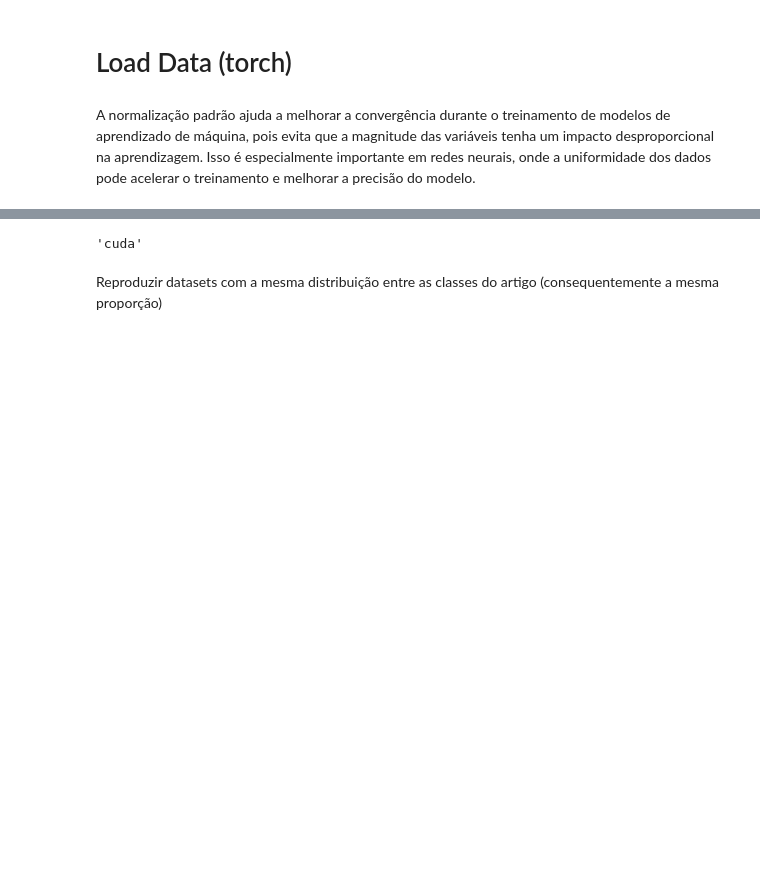
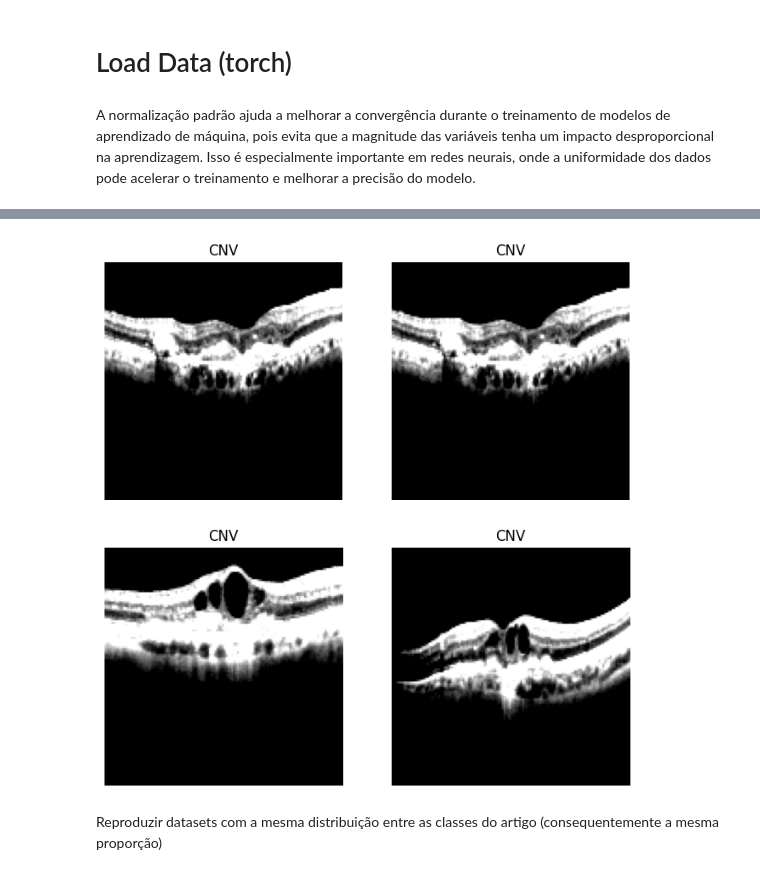
Before and after one commit to myller-silva/PDI-Project, a Jupyter notebook: pdi-project.ipynb, the cells around one changed output, grey strips where cells are left out. Drawn from its saved outputs; the diff is of its cells as text; code cells hidden in the pictures; blank space fills up the shorter version.

```diff
--- a/pdi-project.ipynb
+++ b/pdi-project.ipynb
@@ -35,3 +43,14 @@ batch_size = 84
+# %%
+def lookat_dataset(dataset, categories, indices, istensor=False, figsize=(8, 8)):
+    figure = plt.figure(figsize=figsize)
+    rows, cols = 2, 2
+    for i, sample_idx in enumerate(indices):
+        img, label = dataset[sample_idx]
+        figure.add_subplot(rows, cols, i + 1)
+        plt.title(f"{categories[label]}")
+        plt.axis("off")
+        plt.imshow(img if not istensor else img.squeeze().permute(1, 2, 0))
+    plt.show()
 # %% [markdown]
 # Exploratory Analysis
 # %%
@@ -116,9 +134,8 @@ Wall time: 1min 25s
-# %%
-use_cuda = torch.cuda.is_available()
-device = "cuda" if use_cuda else "cpu"
-device
-# %% [output]
-'cuda'
+# %%
+indices = [1, 12, 21, 31]
+lookat_dataset(dataset, dataset.classes, indices, istensor=True)
+# %% [output]
+[figure, added]
 # %% [markdown]
 Reproduzir datasets com a mesma distribuição entre as classes do artigo (consequentemente a mesma proporção)
 # %%
```
Also changed, not shown: parts of 34 cells of this notebook.
